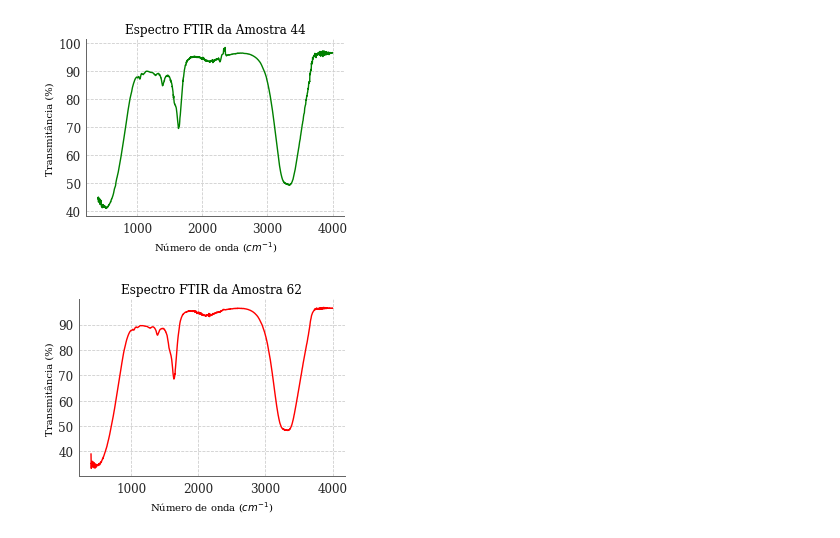
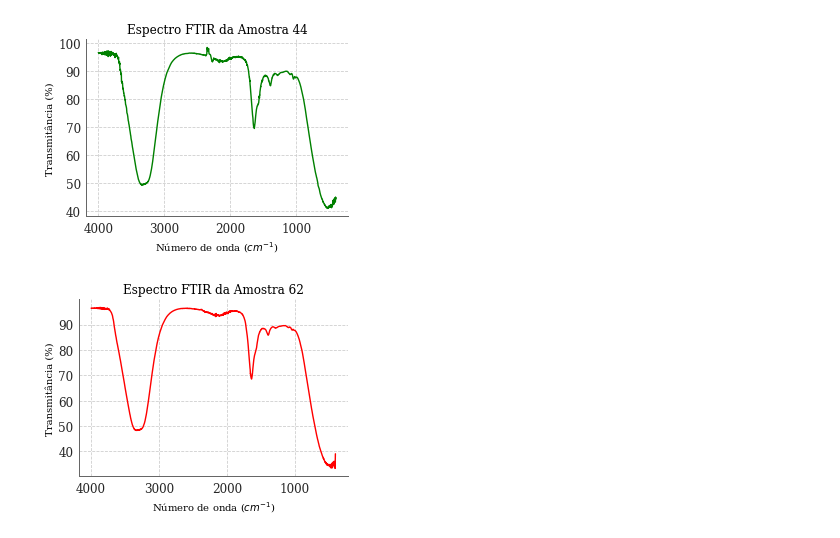
Before and after one commit to Karl-Marcos/dados_lab, a Jupyter notebook: FTIR.ipynb, the cells around one changed output. Drawn from its saved outputs; the diff is of its cells as text; code cells hidden in the pictures.

Commit message:
invertendo eixo x FTIR

```diff
--- a/FTIR.ipynb
+++ b/FTIR.ipynb
@@ -29,18 +29,19 @@ y62 = dados['y62']
 # %%
 plt.style.use(['seaborn-whitegrid', 'seaborn-paper', 'seaborn-muted', config])
 
 fig, ax = plt.subplots(1,1)
 ax.tick_params(direction='in', which='both',top=True,right=True,labelsize=12)
 
 
 ax.plot(x44, y44, c = 'g')
 ax.set_xlabel('Número de onda ($cm^{-1}$)')
 ax.set_ylabel('Transmitância (%)')
 ax.set_title('Espectro FTIR da Amostra 44')
+ax.invert_xaxis()
 
 plt.savefig(r'graficos\AM_44_FTIR_BIM.png', dpi = 200)
 # %% [output]
-[figure, old version]
+[figure, new version]
 # %%
 plt.style.use(['seaborn-whitegrid', 'seaborn-paper', 'seaborn-muted', config])
 
@@ -52,7 +53,8 @@ ax.plot(x62, y62, c = 'r')
 ax.set_xlabel('Número de onda ($cm^{-1}$)')
 ax.set_ylabel('Transmitância (%)')
 ax.set_title('Espectro FTIR da Amostra 62')
+ax.invert_xaxis()
 
 plt.savefig(r'graficos\AM_62_FTIR_BIM.png', dpi = 200)
 # %% [output]
-[figure, old version]
+[figure, new version]
```
Also changed, not shown: 2 other files.
